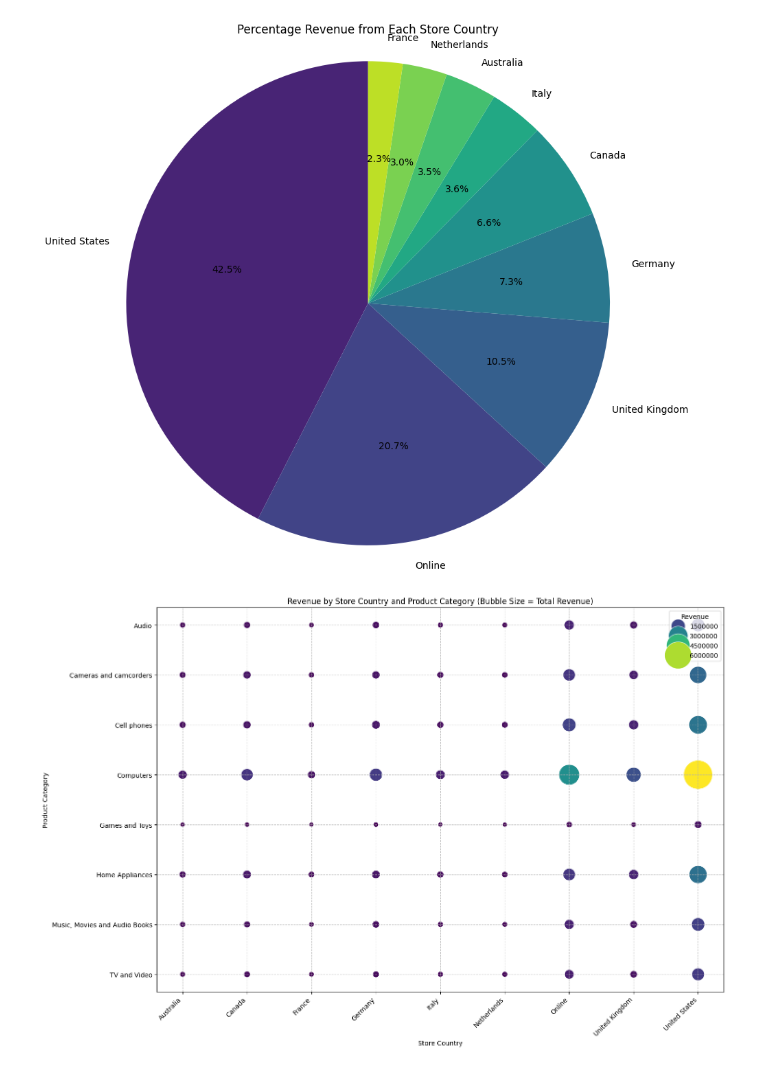
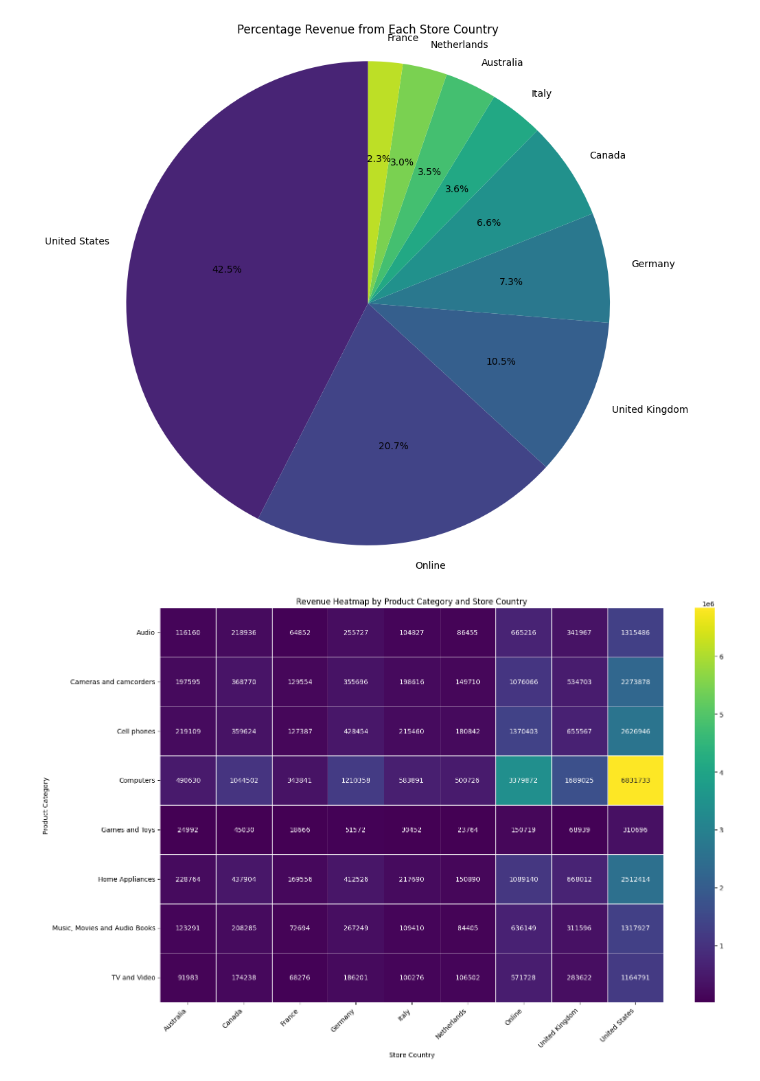
Before and after one commit to reyhan1997/Transaction-data-exploration, a Jupyter notebook: transactions_explore_version_July_22.ipynb, the cells around one changed output. Cells and saved outputs as stored; diff of their text form; code cells hidden in the pictures.

```diff
--- a/transactions_explore_version_July_22.ipynb
+++ b/transactions_explore_version_July_22.ipynb
@@ -450,29 +538,22 @@ plt.show()
 # %%
 import matplotlib.pyplot as plt
 import seaborn as sns
 
-# Aggregate revenue by StoreCountry and ProductCategory
+# Aggregate revenue by StoreCountry and ProductCategory (copied from previous cell for self-containment)
 revenue_product_country = df.groupby(['StoreCountry', 'ProductCategory'])['Revenue'].sum().reset_index()
 
-# Create the bubble plot
-plt.figure(figsize=(15, 10))
-sns.scatterplot(
-    data=revenue_product_country,
-    x='StoreCountry',
-    y='ProductCategory',
-    size='Revenue', # Map revenue to bubble size
-    sizes=(50, 2000), # Define the range of bubble sizes
-    hue='Revenue', # Map revenue to color for better distinction
-    palette='viridis', # Color palette for the bubbles
-    legend='brief' # Show a concise legend for size and color
-)
+# Pivot the data to create a matrix suitable for a heatmap
+revenue_pivot = revenue_product_country.pivot_table(index='ProductCategory', columns='StoreCountry', values='Revenue', fill_value=0)
 
-plt.title('Revenue by Store Country and Product Category (Bubble Size = Total Revenue)')
+# Create the heatmap
+plt.figure(figsize=(16, 10))
+sns.heatmap(revenue_pivot, annot=True, fmt='.0f', cmap='viridis', linewidths=.5)
+plt.title('Revenue Heatmap by Product Category and Store Country')
 plt.xlabel('Store Country')
 plt.ylabel('Product Category')
-plt.xticks(rotation=45, ha='right') # Rotate x-axis labels for readability
-plt.grid(True, linestyle='--', alpha=0.7) # Add a grid for better context
-plt.tight_layout() # Adjust layout to prevent labels from overlapping
+plt.xticks(rotation=45, ha='right')
+plt.yticks(rotation=0)
+plt.tight_layout()
 plt.show()
 # %% [output]
-[figure, old version]
+[figure, new version]
```
Also changed, not shown: parts of 12 cells of this notebook.
